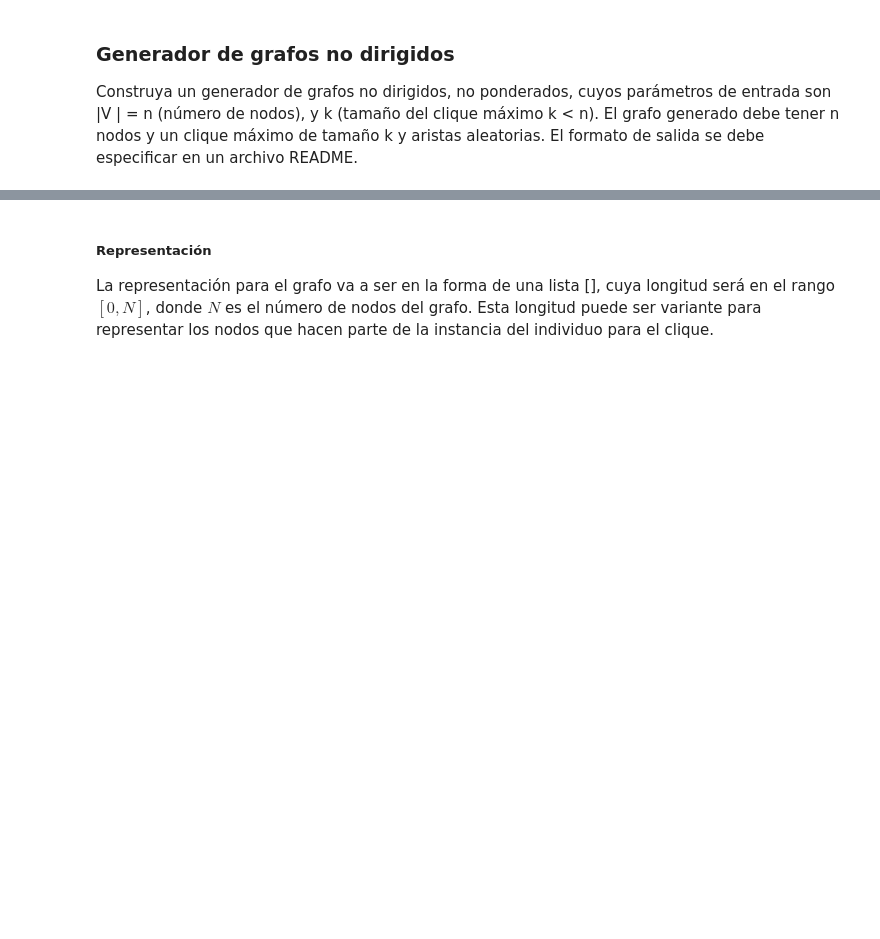
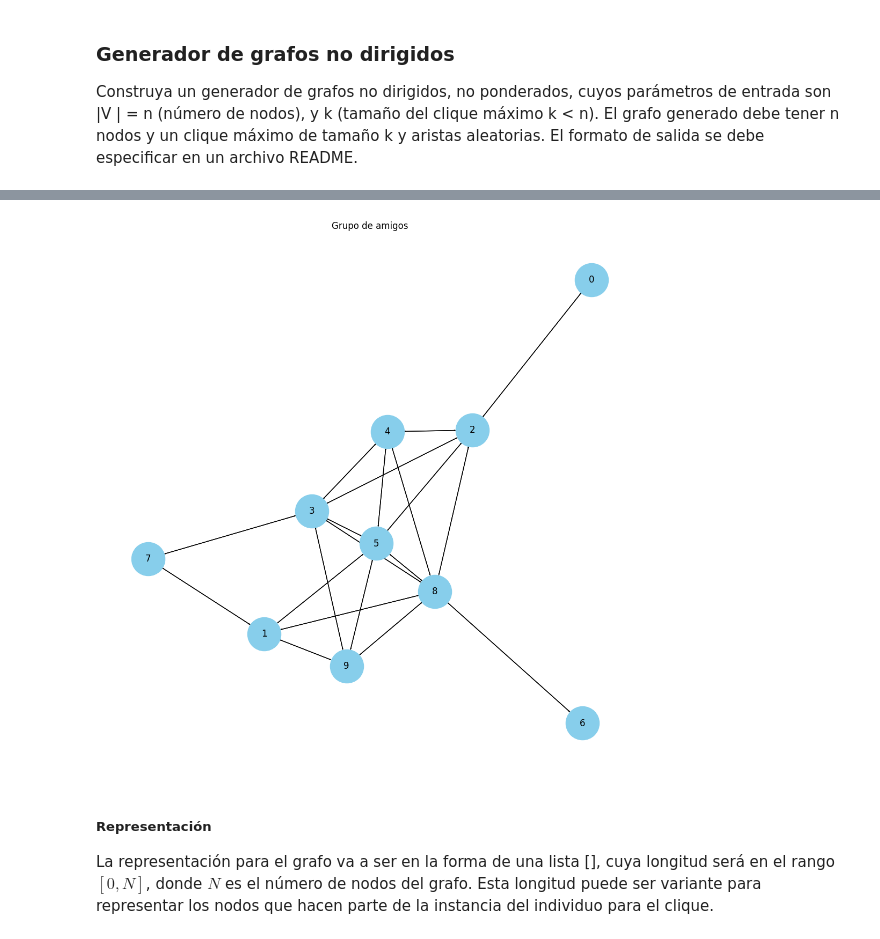
Before and after one commit to DiegoMunevar2007/Tarea-5-DALGO, a Jupyter notebook: punto_2.ipynb, the cells around one changed output, grey strips where cells are left out. Saved outputs shown, nothing was run; the diff lists cells and outputs as text; code cells hidden in the pictures; blank space fills up the shorter version.

```diff
--- a/punto_2.ipynb
+++ b/punto_2.ipynb
@@ -72,18 +71,20 @@ ValueError: invalid literal for int() with base 10: ''
 # %%
 import networkx as nx
 import matplotlib.pyplot as plt
 def dibujar_grafo(grafo):
     G = nx.DiGraph()
 
     for origen, destinos in grafo.items():
         for destino in destinos:
             G.add_edge(origen, destino)
 
-    plt.figure(figsize=(15, 15))
-    nx.draw(G, with_labels=True, node_color='skyblue', node_size=200, arrowstyle='-|>', arrowsize=2)
-    plt.title("Grafo")
+    plt.figure(figsize=(10, 10))
+    nx.draw(G, with_labels=True, node_color='skyblue', node_size=2000, arrowstyle='-|>', arrowsize=2)
+    plt.title("Grupo de amigos")
     plt.show()
 dibujar_grafo(grafo)
+# %% [output]
+[figure, added]
 # %%
 ga = galib.GeneticAlgorithm(grafo,population_size=50,
                            generations=10000,
```
Also changed, not shown: parts of 8 cells of this notebook.
